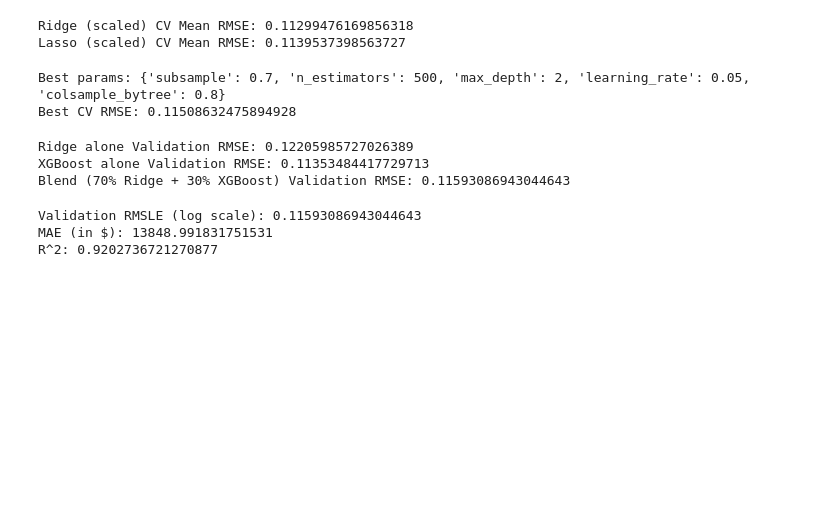
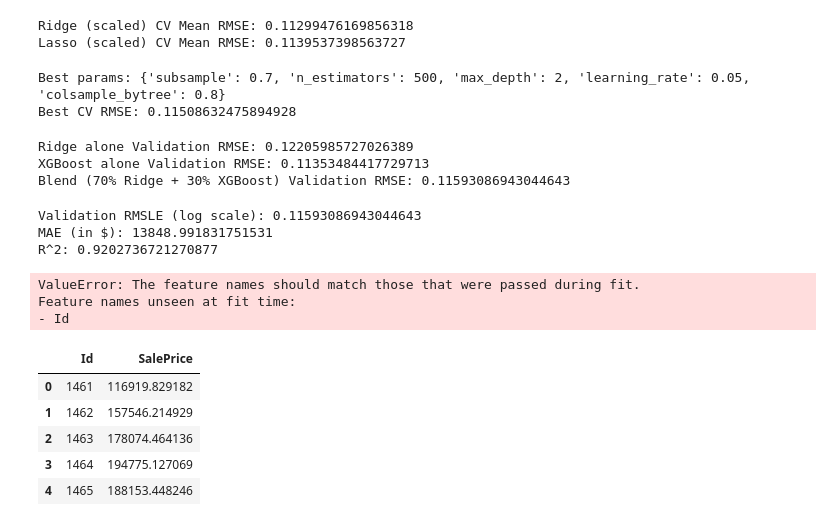
Before and after one commit to Lavanyas-19/payoda-ml-assignment, a Jupyter notebook: p2-house-prices/p2_house_prices.ipynb, the cells around one changed output. Cells and saved outputs as stored; diff of their text form; code cells hidden in the pictures; blank space fills up the shorter version.

```diff
--- a/p2-house-prices/p2_house_prices.ipynb
+++ b/p2-house-prices/p2_house_prices.ipynb
@@ -551,3 +551,55 @@ print("R^2:", r2)
 Validation RMSLE (log scale): 0.11593086943044643
 MAE (in $): 13848.991831751531
 R^2: 0.9202736721270877
+# %%
+scaler_final = StandardScaler()
+X_scaled_full = X.copy()
+X_scaled_full[numeric_features] = scaler_final.fit_transform(X[numeric_features])
+
+test_scaled = test.copy()
+test_scaled[numeric_features] = scaler_final.transform(test[numeric_features])
+
+ridge.fit(X_scaled_full, y)
+best_xgb_reg.fit(X, y)
+
+ridge_test_pred = ridge.predict(test_scaled)
+xgb_test_pred = best_xgb_reg.predict(test)
+
+blend_test_pred_log = 0.7 * ridge_test_pred + 0.3 * xgb_test_pred
+blend_test_pred = np.expm1(blend_test_pred_log)
+
+submission = pd.DataFrame({
+    'Id': test['Id'],
+    'SalePrice': blend_test_pred
+})
+
+submission.to_csv('submission.csv', index=False)
+submission.head()
+# %% [output]
+ValueError: The feature names should match those that were passed during fit.
+Feature names unseen at fit time:
+- Id
+# %%
+test_features = test[feature_cols].copy()
+test_features[numeric_features] = scaler_final.transform(test[numeric_features])
+
+ridge_test_pred = ridge.predict(test_features)
+xgb_test_pred = best_xgb_reg.predict(test[feature_cols])
+
+blend_test_pred_log = 0.7 * ridge_test_pred + 0.3 * xgb_test_pred
+blend_test_pred = np.expm1(blend_test_pred_log)
+
+submission = pd.DataFrame({
+    'Id': test['Id'],
+    'SalePrice': blend_test_pred
+})
+
+submission.to_csv('submission.csv', index=False)
+submission.head()
+# %% [output]
+|  | Id | SalePrice |
+| 0 | 1461 | 116919.829182 |
+| 1 | 1462 | 157546.214929 |
+| 2 | 1463 | 178074.464136 |
+| 3 | 1464 | 194775.127069 |
+| 4 | 1465 | 188153.448246 |
```
Also changed, not shown: parts of 1 cell of this notebook, 1 other file.
